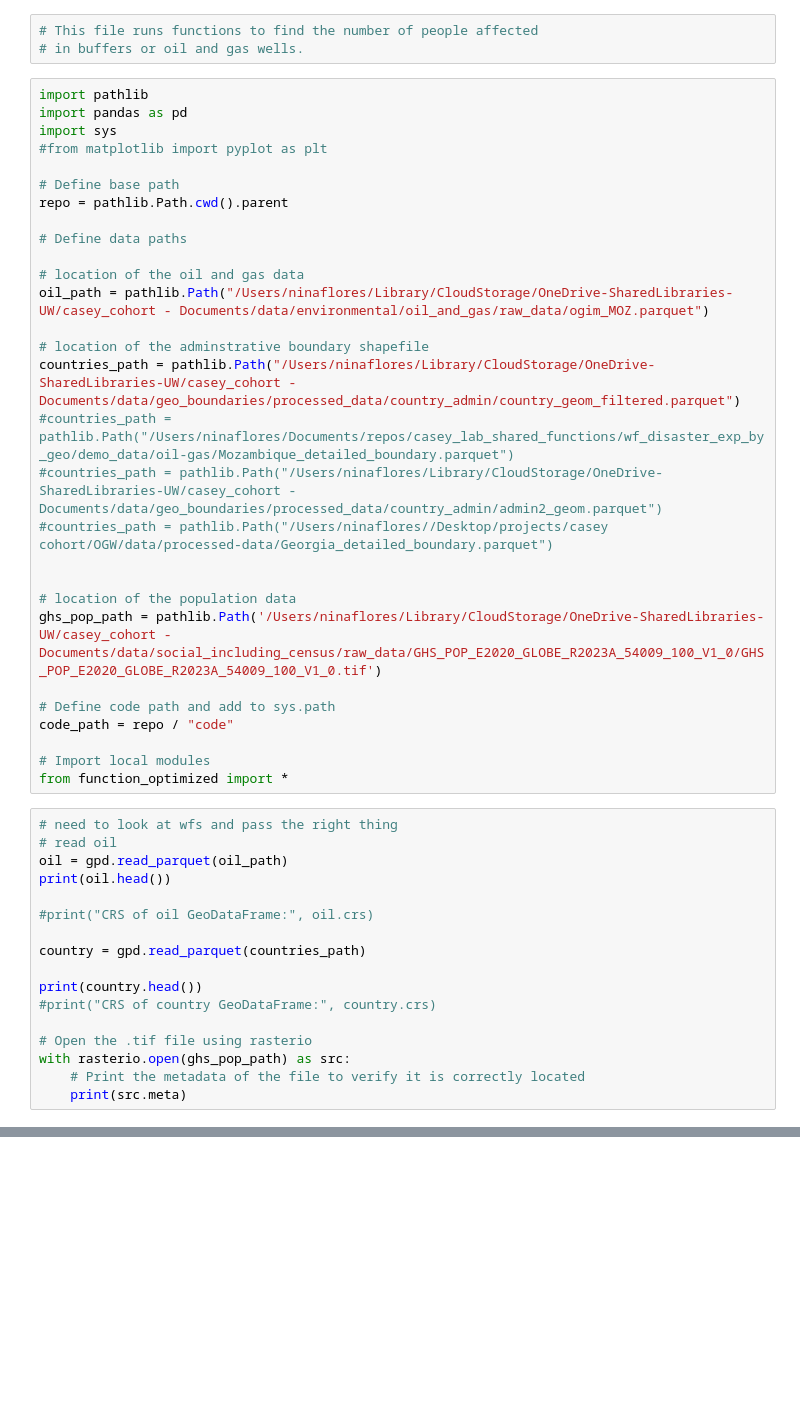
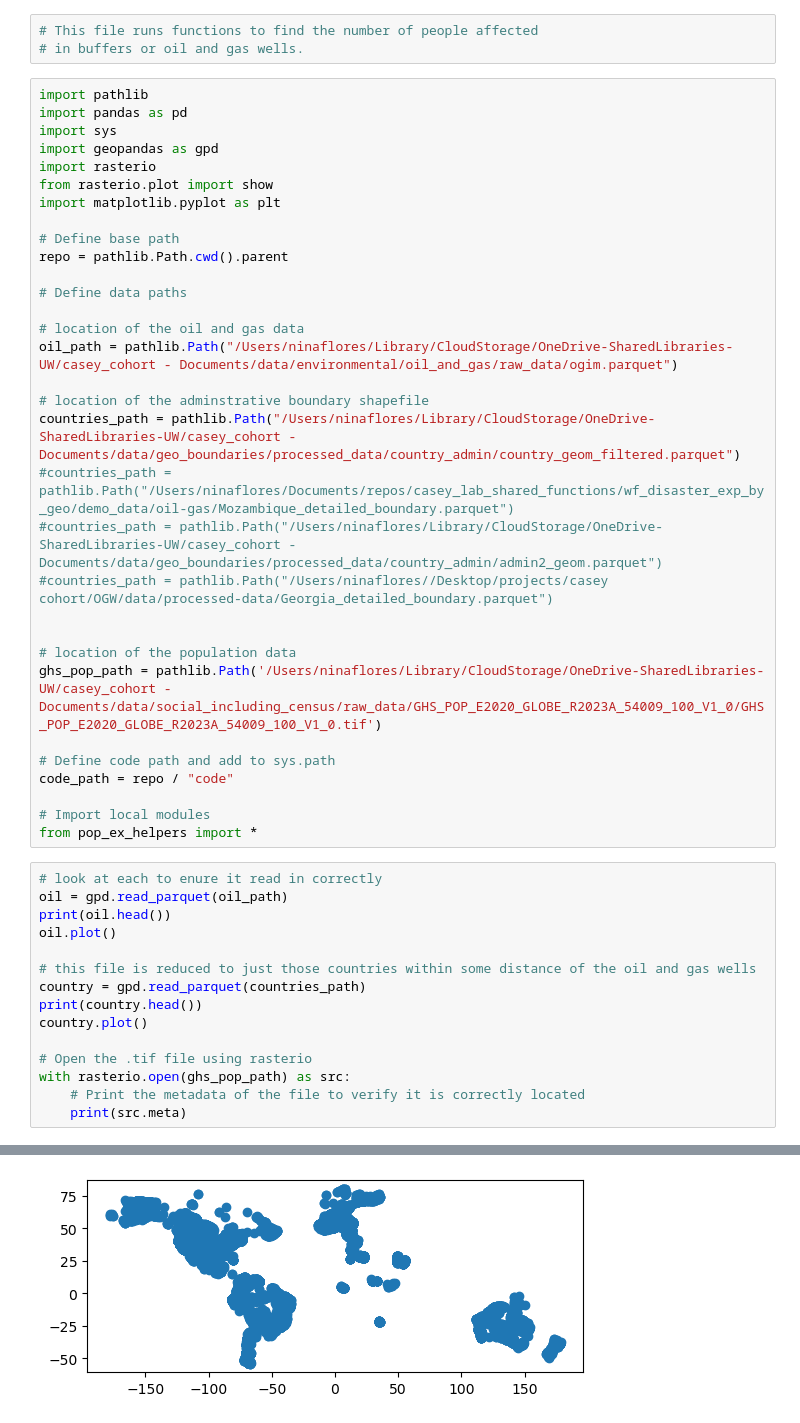
Before and after one commit to nina-flores/ogd, a Jupyter notebook: code/oil_gas_run.ipynb, the cells around one changed output, grey strips where cells are left out. Saved outputs shown, nothing was run; the diff lists cells and outputs as text; blank space fills up the shorter version.

Commit message:
added updated helpers

```diff
--- a/code/oil_gas_run.ipynb
+++ b/code/oil_gas_run.ipynb
@@ -5,7 +5,10 @@
 import pathlib
 import pandas as pd
 import sys
-#from matplotlib import pyplot as plt
+import geopandas as gpd
+import rasterio
+from rasterio.plot import show
+import matplotlib.pyplot as plt
 
 # Define base path
 repo = pathlib.Path.cwd().parent
@@ -13,7 +16,7 @@ repo = pathlib.Path.cwd().parent
 # Define data paths
 
 # location of the oil and gas data
-oil_path = pathlib.Path("/Users/ninaflores/Library/CloudStorage/OneDrive-SharedLibraries-UW/casey_cohort - Documents/data/environmental/oil_and_gas/raw_data/ogim_MOZ.parquet")
+oil_path = pathlib.Path("/Users/ninaflores/Library/CloudStorage/OneDrive-SharedLibraries-UW/casey_cohort - Documents/data/environmental/oil_and_gas/raw_data/ogim.parquet")
 
 # location of the adminstrative boundary shapefile
 countries_path = pathlib.Path("/Users/ninaflores/Library/CloudStorage/OneDrive-SharedLibraries-UW/casey_cohort - Documents/data/geo_boundaries/processed_data/country_admin/country_geom_filtered.parquet")
@@ -29,19 +32,17 @@ ghs_pop_path = pathlib.Path('/Users/ninaflores/Library/CloudStorage/OneDrive-Sha
 code_path = repo / "code"
 
 # Import local modules
-from function_optimized import *
+from pop_ex_helpers import *
 # %%
-# need to look at wfs and pass the right thing
-# read oil
+# look at each to enure it read in correctly
 oil = gpd.read_parquet(oil_path)
 print(oil.head())
+oil.plot()
 
-#print("CRS of oil GeoDataFrame:", oil.crs)
-
+# this file is reduced to just those countries within some distance of the oil and gas wells
 country = gpd.read_parquet(countries_path)
-
 print(country.head())
-#print("CRS of country GeoDataFrame:", country.crs)
+country.plot()
 
 # Open the .tif file using rasterio
 with rasterio.open(ghs_pop_path) as src:
@@ -57,8 +58,9 @@ with rasterio.open(ghs_pop_path) as src:
    ADM0_NAME                                           geometry
 0  Argentina  MULTIPOLYGON (((-65.26542 -44.25958, -65.26542...
 1  Australia  MULTIPOLYGON (((153.40601 -27.30198, 153.40643...
 2    Austria  MULTIPOLYGON (((14.70329 48.58706, 14.70318 48...
 3    Belgium  MULTIPOLYGON (((4.96109 51.45398, 4.94373 51.4...
 4    Bolivia  MULTIPOLYGON (((-65.32211 -9.80894, -65.33484 ...
 {'driver': 'GTiff', 'dtype': 'float64', 'nodata': -200.0, 'width': 360820, 'height': 180000, 'count': 1, 'crs': CRS.from_wkt('PROJCS["World_Mollweide",GEOGCS["WGS 84",DATUM["WGS_1984",SPHEROID["WGS 84 ...
        0.0, -100.0, 9000000.0)}
+[figure, added]
```
Also changed, not shown: parts of 8 cells of this notebook, 1 other file.
